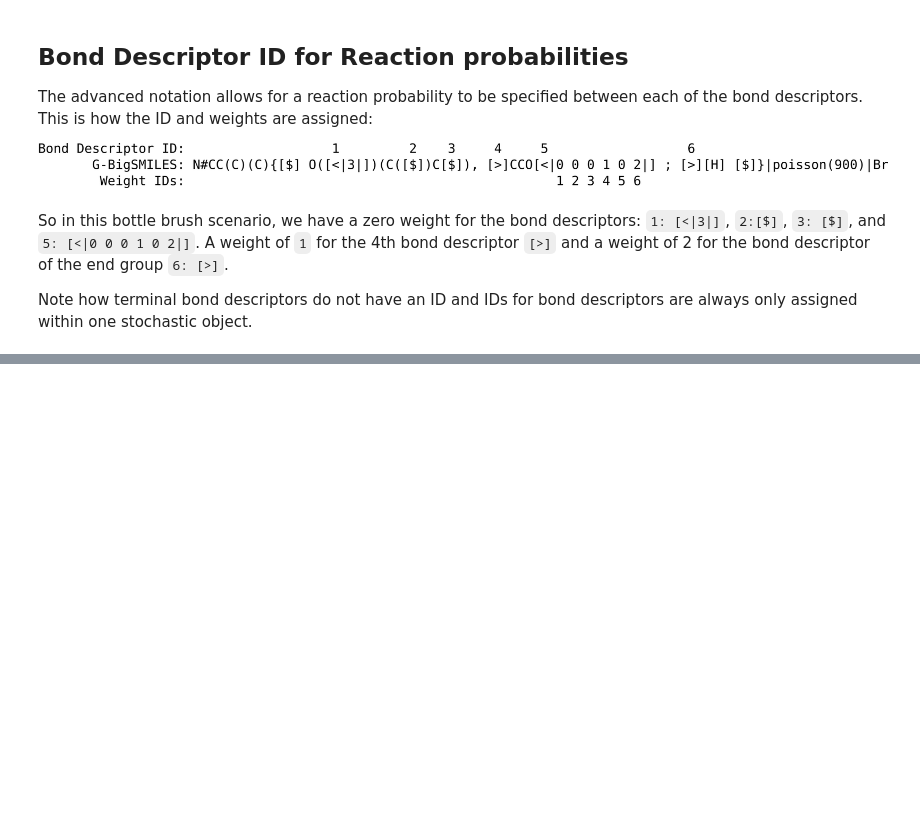
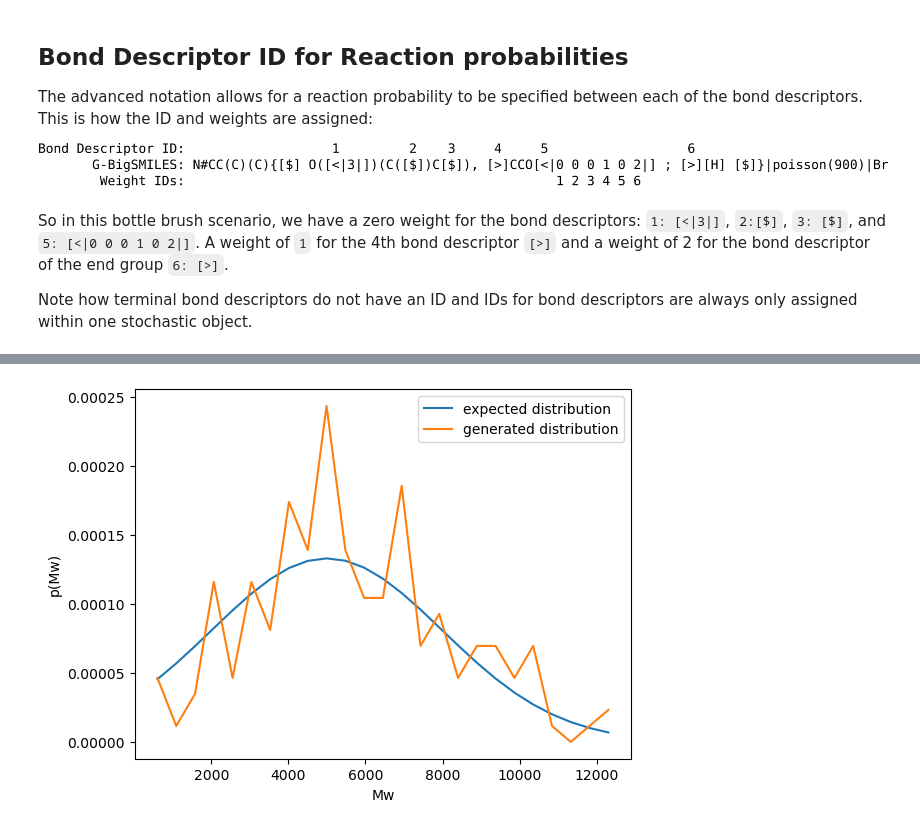
Before and after one commit to InnocentBug/G-BigSMILES, a Jupyter notebook: SI.ipynb, the cells around one changed output, grey strips where cells are left out. Cells and saved outputs as stored; diff of their text form; code cells hidden in the pictures; blank space fills up the shorter version.

```diff
--- a/SI.ipynb
+++ b/SI.ipynb
@@ -570,0 +725,15 @@ Note how terminal bond descriptors do not have an ID and IDs for bond descriptor
+# %%
+# In testing environments only run on the linux systems:
+if IS_LINUX or not TESTING_ENV:
+    mu_ps = 2e3
+    mu_pmma = 3e3
+    sigma_ps = 1e3
+    sigma_pmma = 2e3
+    generative_bigSMILES = "CCOC(=O)C(C)(C){[>][<]CC([>])c1ccccc1 [<]}|gauss("+str(mu_ps)+", "+str(sigma_pmma)+")|{[>][<]CC([>])C(=O)OC[<]}|gauss("+str(mu_pmma)+", "+str(sigma_pmma)+")|[Br].|1e6|"
+
+    normalized_deviation = plot_distribution(generative_bigSMILES, mu_ps+mu_pmma, sigma_ps+sigma_pmma)
+    # Let's make sure our expectations are fulfilled (important for automated tests)
+    if normalized_deviation > 0.5:
+        raise RuntimeError(f"The actual distribution deviates from the expected distribution {normalized_deviation}")
+# %% [output]
+[figure, added]
```
Also changed, not shown: parts of 41 cells of this notebook, 7 other files.
